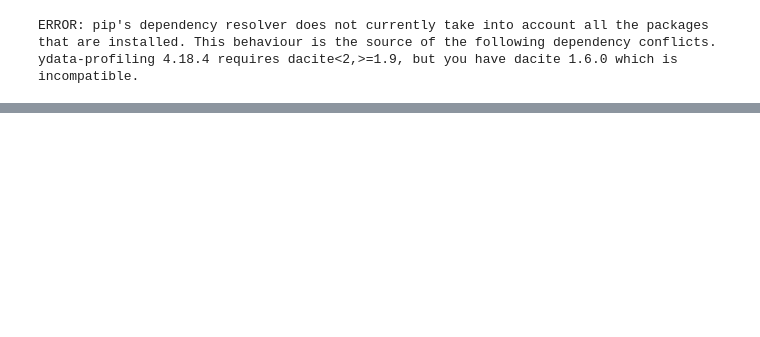
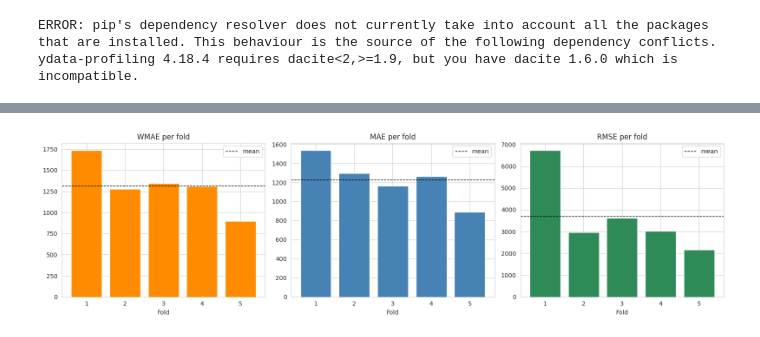
Before and after one commit to EleneJobava/walmart-sales-forecasting, a Jupyter notebook: model_experiment_XGBoost.ipynb, the cells around one changed output, grey strips where cells are left out. Cells and saved outputs as stored; diff of their text form; code cells hidden in the pictures; blank space fills up the shorter version.

```diff
--- a/model_experiment_XGBoost.ipynb
+++ b/model_experiment_XGBoost.ipynb
@@ -627,0 +801,13 @@ Any NaN predictions: 0
+# %%
+fig, axes = plt.subplots(1, 3, figsize=(16, 4.5))
+for ax, metric, color in zip(axes, ['wmae', 'mae', 'rmse'], ['darkorange', 'steelblue', 'seagreen']):
+    ax.bar(metrics_df['fold'].astype(str), metrics_df[metric], color=color)
+    ax.axhline(metrics_df[metric].mean(), color='black', ls='--', lw=1, label='mean')
+    ax.set_title(metric.upper() + ' per fold')
+    ax.set_xlabel('Fold')
+    ax.legend()
+plt.tight_layout()
+plt.savefig('fig_cv_metrics.png', bbox_inches='tight')
+plt.show()
+# %% [output]
+[figure, added]
```
Also changed, not shown: parts of 48 cells of this notebook.
